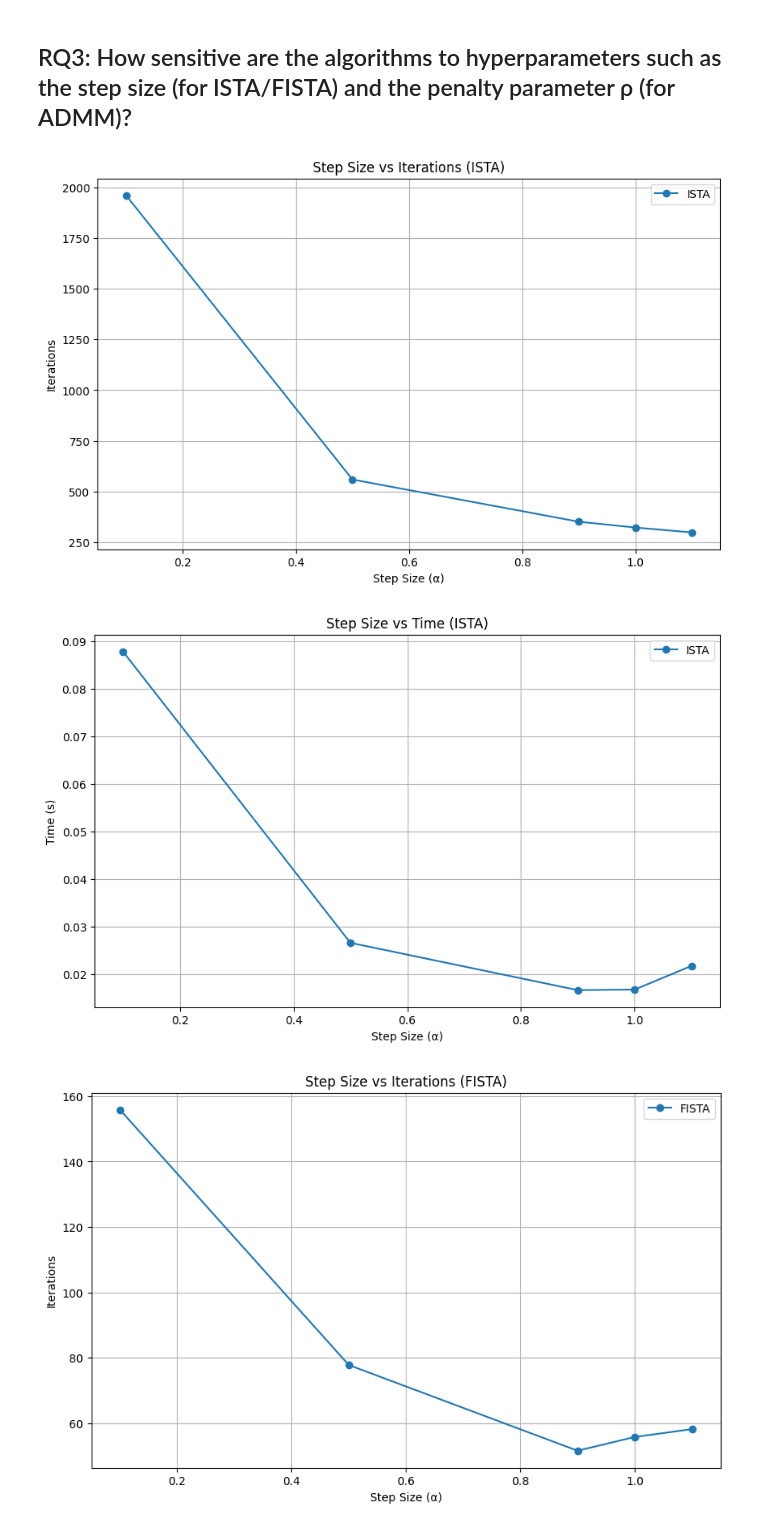
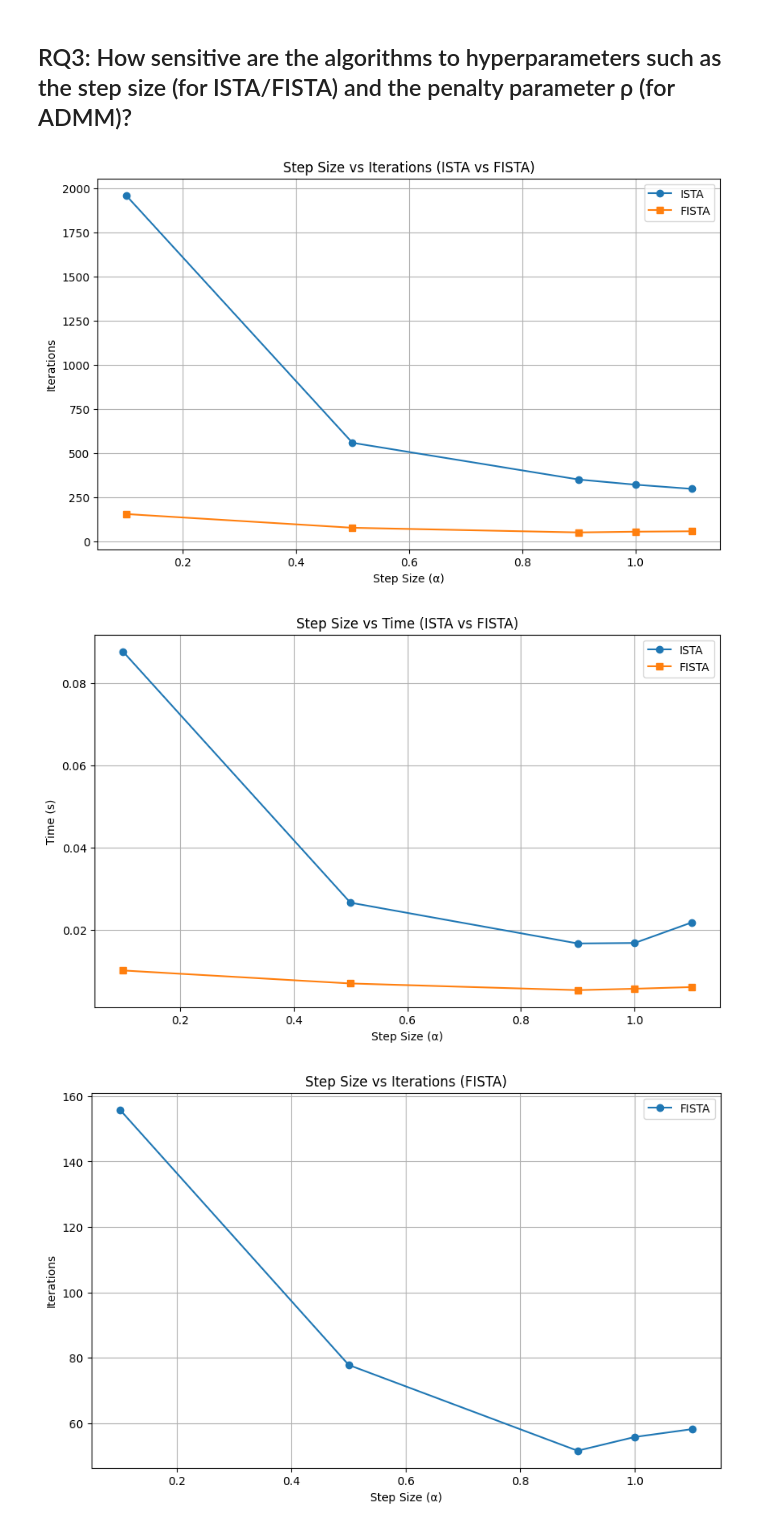
Before and after one commit to njzfjiang/ECE-1505-Project, a Jupyter notebook: src/plots.ipynb, the cells around one changed output. Saved outputs shown, nothing was run; the diff lists cells and outputs as text; code cells hidden in the pictures.

```diff
--- a/src/plots.ipynb
+++ b/src/plots.ipynb
@@ -234,27 +234,29 @@ for rho in rhos:
 # %%
 # Plot Step size vs Iterations for ISTA
 plt.figure(figsize=(10, 6))
 plt.plot(alphas, ista_iters, marker='o', label='ISTA')
+plt.plot(alphas, fista_iters, marker='s', label='FISTA')
 plt.xlabel('Step Size (α)')
 plt.ylabel('Iterations')
-plt.title('Step Size vs Iterations (ISTA)')
+plt.title('Step Size vs Iterations (ISTA vs FISTA)')
 plt.legend()
 plt.grid(True)
-plt.savefig('rq3_ista_step_iterations.png')
+plt.savefig('rq3_step_size_iterations_combined.png')
 plt.show()
 # %% [output]
-[figure, old version]
+[figure, new version]
 # %%
-# Plot Step size vs Time for ISTA
+# Plot Step size vs Time for ISTA and FISTA
 plt.figure(figsize=(10, 6))
 plt.plot(alphas, ista_times, marker='o', label='ISTA')
+plt.plot(alphas, fista_times, marker='s', label='FISTA')
 plt.xlabel('Step Size (α)')
 plt.ylabel('Time (s)')
-plt.title('Step Size vs Time (ISTA)')
+plt.title('Step Size vs Time (ISTA vs FISTA)')
 plt.legend()
 plt.grid(True)
-plt.savefig('rq3_ista_step_time.png')
+plt.savefig('rq3_step_time_combined.png')
 plt.show()
 # %% [output]
-[figure, old version]
+[figure, new version]
 # %%
```
Also changed, not shown: parts of 4 cells of this notebook, 9 other files.
